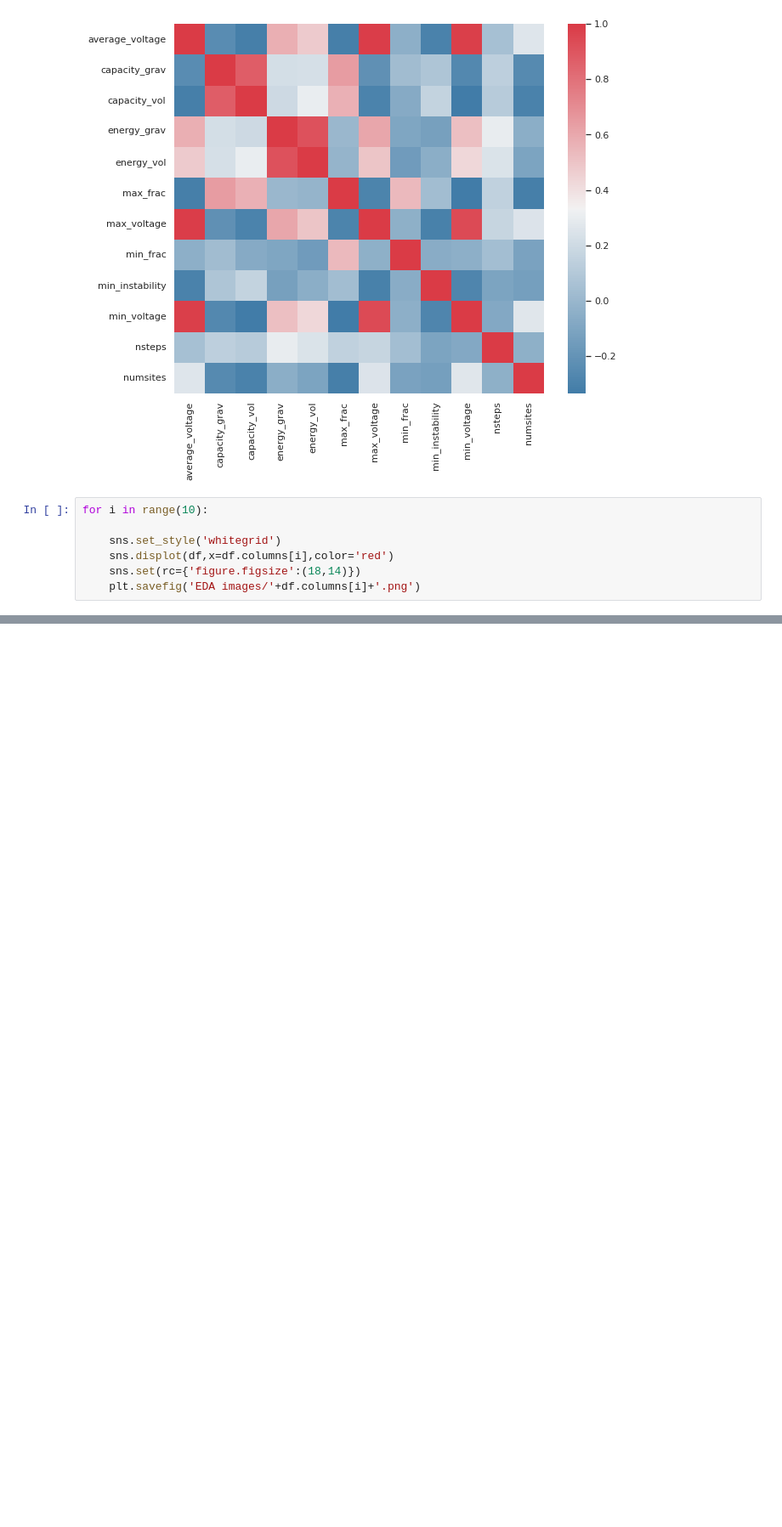
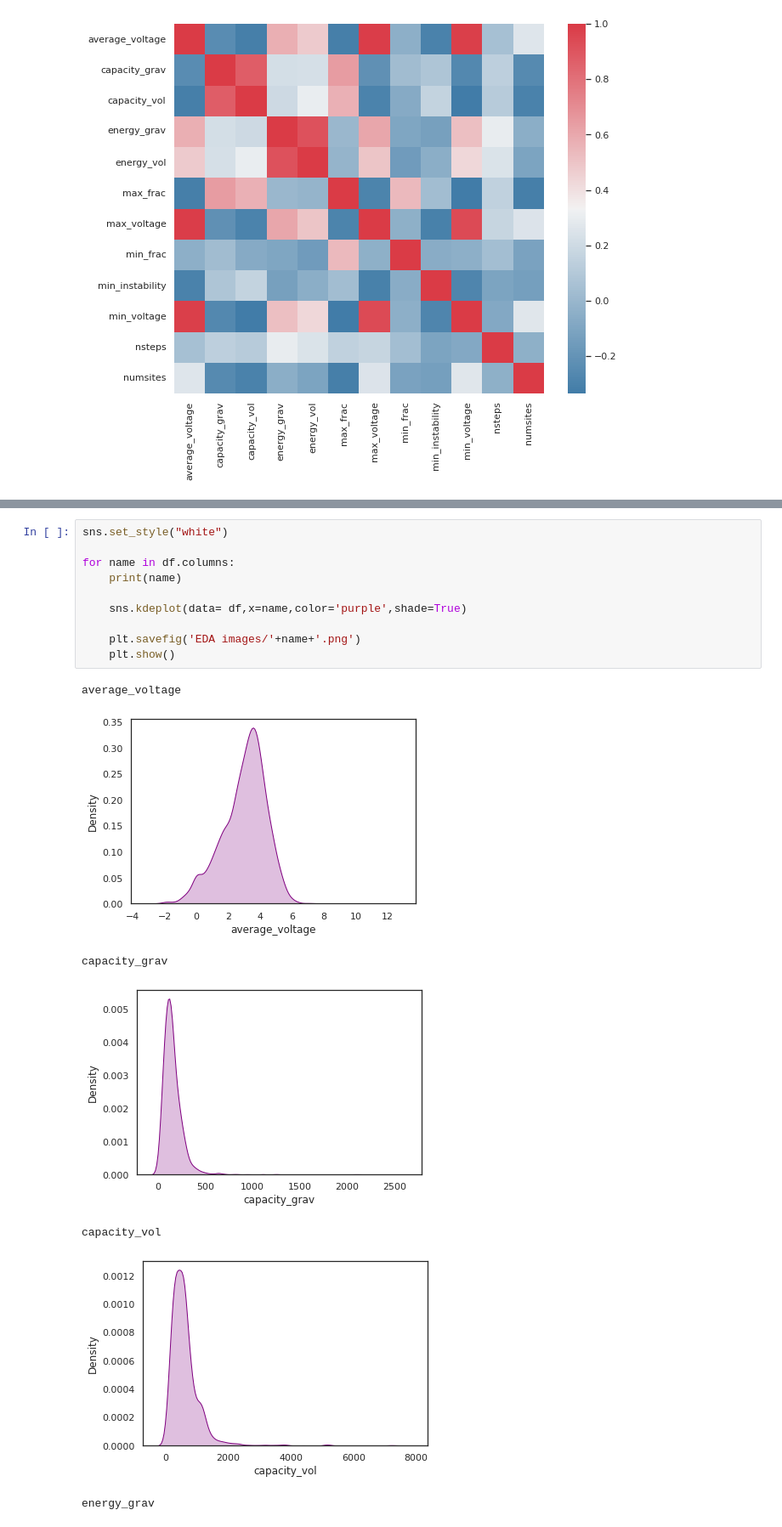
Before and after one commit to rajoy99/battery_intepretable, a Jupyter notebook: eda.ipynb, the cells around one changed output, grey strips where cells are left out. Shown: that part at 85% size. Drawn from its saved outputs; the diff is of its cells as text; blank space fills up the shorter version.

```diff
--- a/eda.ipynb
+++ b/eda.ipynb
@@ -101,10 +102,3 @@ Deprecated in NumPy 1.20; for more details and guidance: https://numpy.org/devdo
   sns.heatmap(corr, mask=np.zeros_like(corr, dtype=np.bool), cmap=sns.diverging_palette(240,10,as_cmap=True),
 <AxesSubplot:>
 [figure]
-# %%
-for i in range(10):
-
-    sns.set_style('whitegrid')
-    sns.displot(df,x=df.columns[i],color='red')
-    sns.set(rc={'figure.figsize':(18,14)})
-    plt.savefig('EDA images/'+df.columns[i]+'.png')
@@ -121,0 +109,18 @@ for i in range(10):
+# %%
+sns.set_style("white")
+
+for name in df.columns:
+    print(name)
+
+    sns.kdeplot(data= df,x=name,color='purple',shade=True)
+
+    plt.savefig('EDA images/'+name+'.png')
+    plt.show()
+# %% [output]
+average_voltage
+[figure, added]
+capacity_grav
+[figure, added]
+capacity_vol
+[figure, added]
+energy_grav
```
Also changed, not shown: parts of 5 cells of this notebook, 25 other files.
